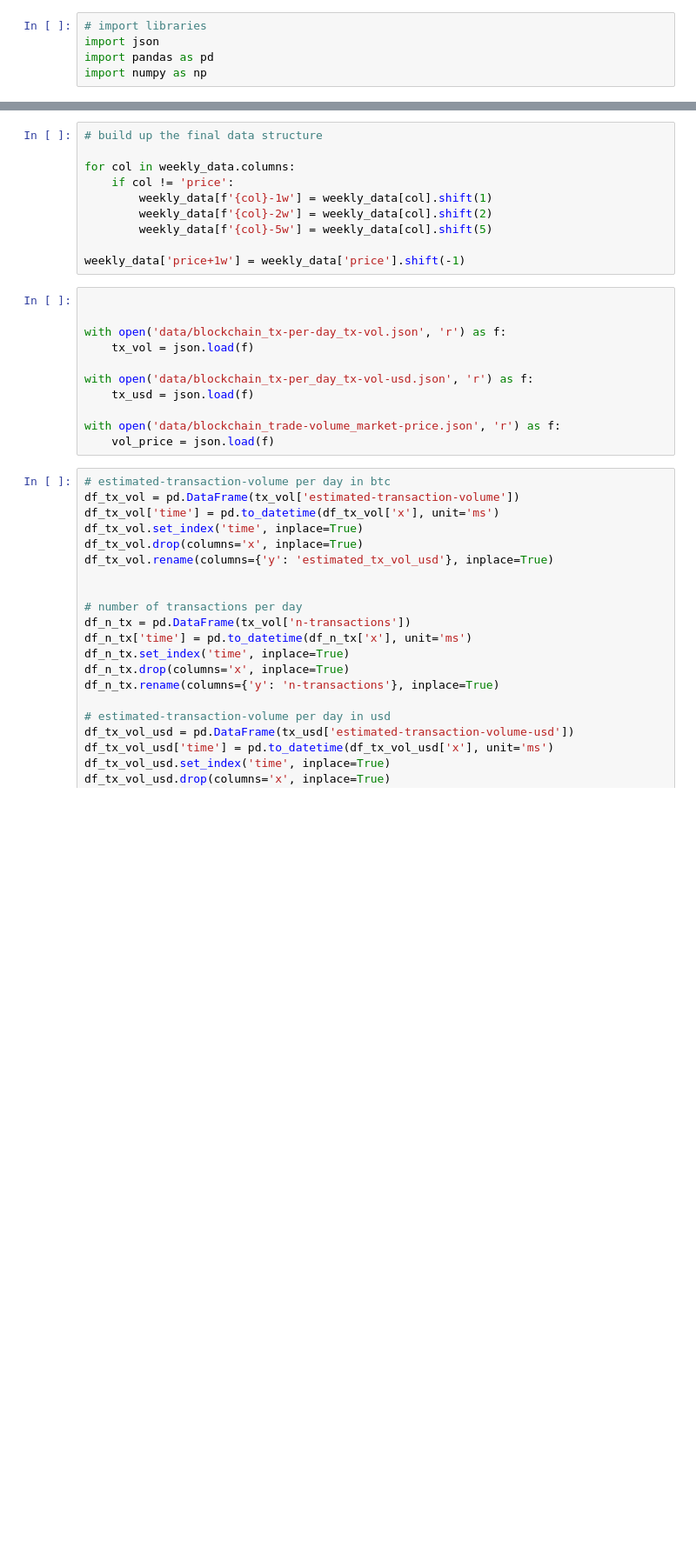
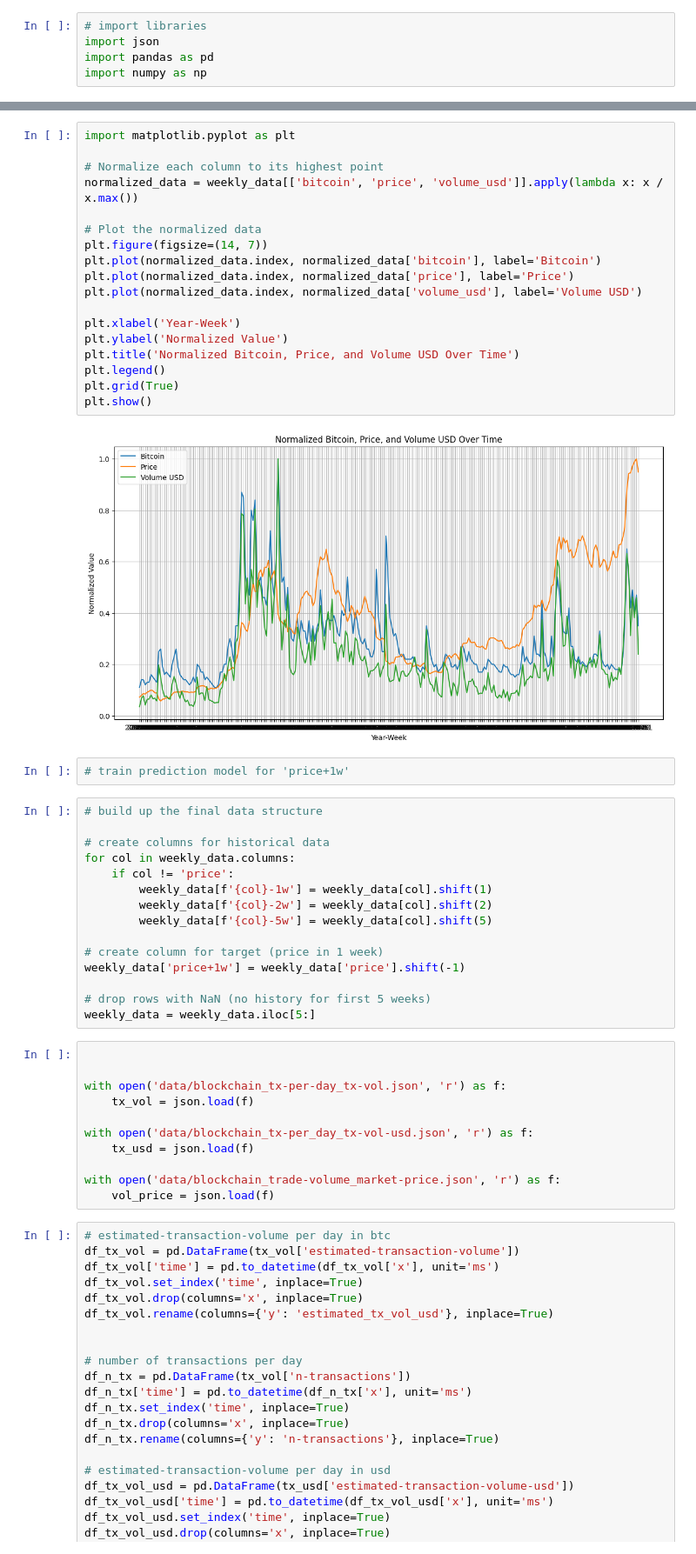
Before and after one commit to michael-zeller/udacity_cd1971, a Jupyter notebook: fomo_btc.ipynb, the cells around one changed output, grey strips where cells are left out. Shown at 87% size. Drawn from its saved outputs; the diff is of its cells as text; blank space fills up the shorter version.

Commit message:
include image

```diff
--- a/fomo_btc.ipynb
+++ b/fomo_btc.ipynb
@@ -27,13 +53,40 @@ weekly_data.set_index('year_week', inplace=True)
+# %%
+import matplotlib.pyplot as plt
+
+# Normalize each column to its highest point
+normalized_data = weekly_data[['bitcoin', 'price', 'volume_usd']].apply(lambda x: x / x.max())
+
+# Plot the normalized data
+plt.figure(figsize=(14, 7))
+plt.plot(normalized_data.index, normalized_data['bitcoin'], label='Bitcoin')
+plt.plot(normalized_data.index, normalized_data['price'], label='Price')
+plt.plot(normalized_data.index, normalized_data['volume_usd'], label='Volume USD')
+
+plt.xlabel('Year-Week')
+plt.ylabel('Normalized Value')
+plt.title('Normalized Bitcoin, Price, and Volume USD Over Time')
+plt.legend()
+plt.grid(True)
+plt.show()
+# %% [output]
+[figure, added]
+# %%
+# train prediction model for 'price+1w'
 # %%
 # build up the final data structure
 
+# create columns for historical data
 for col in weekly_data.columns:
     if col != 'price':
         weekly_data[f'{col}-1w'] = weekly_data[col].shift(1)
         weekly_data[f'{col}-2w'] = weekly_data[col].shift(2)
         weekly_data[f'{col}-5w'] = weekly_data[col].shift(5)
 
+# create column for target (price in 1 week)
 weekly_data['price+1w'] = weekly_data['price'].shift(-1)
+
+# drop rows with NaN (no history for first 5 weeks)
+weekly_data = weekly_data.iloc[5:]
 # %%
 
 
```
Also changed, not shown: parts of 2 cells of this notebook, 1 other file.
